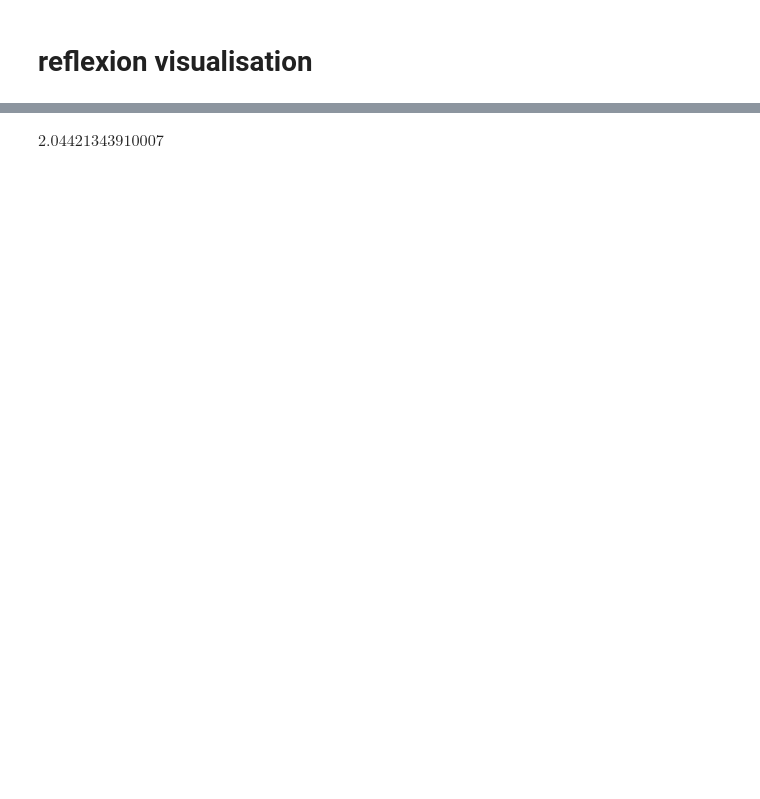
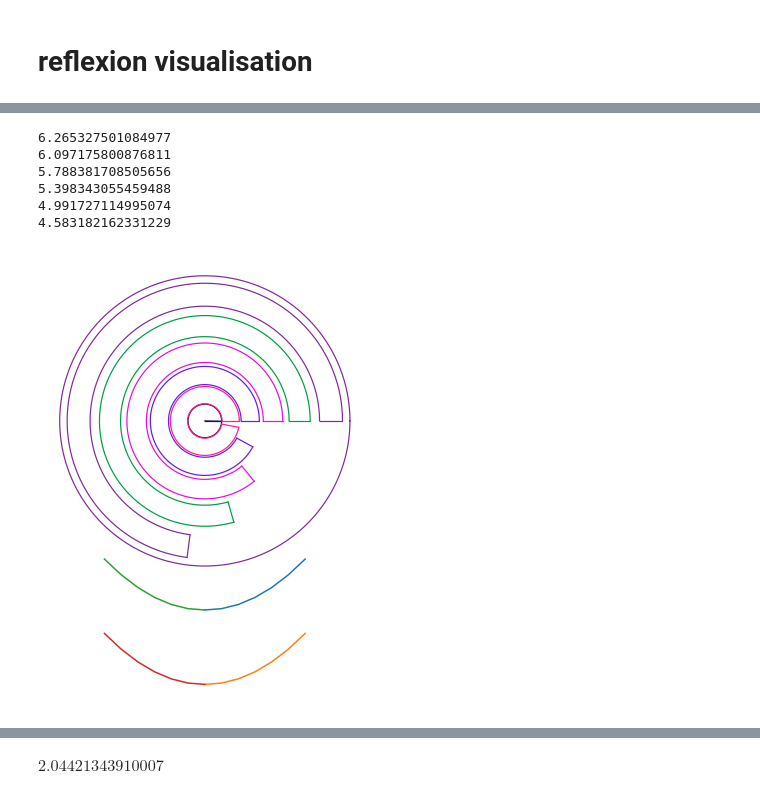
Before and after one commit to blidiaahmed/RayFocus, a Jupyter notebook: Bezier.ipynb, the cells around one changed output, grey strips where cells are left out. Drawn from its saved outputs; the diff is of its cells as text; code cells hidden in the pictures; blank space fills up the shorter version.

```diff
--- a/Bezier.ipynb
+++ b/Bezier.ipynb
@@ -66,0 +54,17 @@ X,Ysol
+# %%
+from ConeComputations import *
+import pandas as pd
+
+
+pd.set_option("display.precision", 2)
+df = pd.DataFrame(  columns =  ["X1", "X2", "alpha","VoidRadius(OnPlane)","couroneRadius(OnPlane)","litleCircleRadius(3D)","largeCircleRadius(3D)"])
+XX=[X[i]  for i in range(nb,len(X),3)]
+YY=[Ysol[i]  for i in range(nb,len(X),3)]
+for i in range(0,len(XX)-1):
+    X1=[round(XX[i],3),round(YY[i],3)]
+    X2=[round(XX[i+1],3),round(YY[i+1],3)]
+    df.loc[i] = [X1,X2,360-alpha(X1,X2)*180/pi,VoidRadius(X1,X2),couroneRadius(X1,X2),
+                 X1[0],X2[0]]
+    print(alpha(X1,X2))
+
+df
@@ -66,0 +85,43 @@ X,Ysol
+# %%
+import matplotlib.colors as mcolors
+cm = 1/2.54
+figure, axes = plt.subplots(1,figsize=(21*cm, 21*cm),linewidth=1.22)
+
+for i in range (len(df.index)):
+    print((360-float(df.loc[i,"alpha"]))*np.pi/180)
+    cc=np.random.rand(3)
+    x,y=drawCircles(
+        (360-float(df.loc[i,"alpha"]))*np.pi/180,
+        df.loc[i,"VoidRadius(OnPlane)"])
+    axes.plot( x, y,color=cc, linewidth=1.22)
+    pt1=[x[-1],y[-1]]
+    pt1p=[x[0],y[0]]
+    x,y=drawCircles(
+        (360-float(df.loc[i,"alpha"]))*np.pi/180,
+        df.loc[i,"VoidRadius(OnPlane)"]+df.loc[i,"couroneRadius(OnPlane)"])
+    axes.plot( x, y,color=cc, linewidth=1.22)
+    pt2=[x[-1],y[-1]]
+    pt2p=[x[0],y[0]]
+    axes.plot( [pt1[0],pt2[0]], [pt1[1],pt2[1]],color=cc, linewidth=1.22)
+    axes.plot( [pt1p[0],pt2p[0]], [pt1p[1],pt2p[1]],color=cc, linewidth=1.22)
+x,y=drawCircles(
+        2*np.pi,
+        df.loc[i,"VoidRadius(OnPlane)"]+df.loc[i,"couroneRadius(OnPlane)"]+0.1)
+axes.plot(XX,YY-2.54*np.ones(len(XX)))
+axes.plot(XX,YY-3.54*np.ones(len(XX)))
+SymX=[-i for i in XX[::-1]]
+axes.plot(SymX,YY[::-1]-2.54*np.ones(len(XX)))
+axes.plot(SymX,YY[::-1]-3.54*np.ones(len(XX)))
+axes.plot( x, y,color=cc, linewidth=1.22)
+axes.axis('off')
+axes.set_aspect( 1 )
+
+plt.savefig("ConImage.pdf",orientation= 'portrait')
+# %% [output]
+6.265327501084977
+6.097175800876811
+5.788381708505656
+5.398343055459488
+4.991727114995074
+4.583182162331229
+[figure, added]
```
Also changed, not shown: parts of 5 cells of this notebook, 4 other files.
